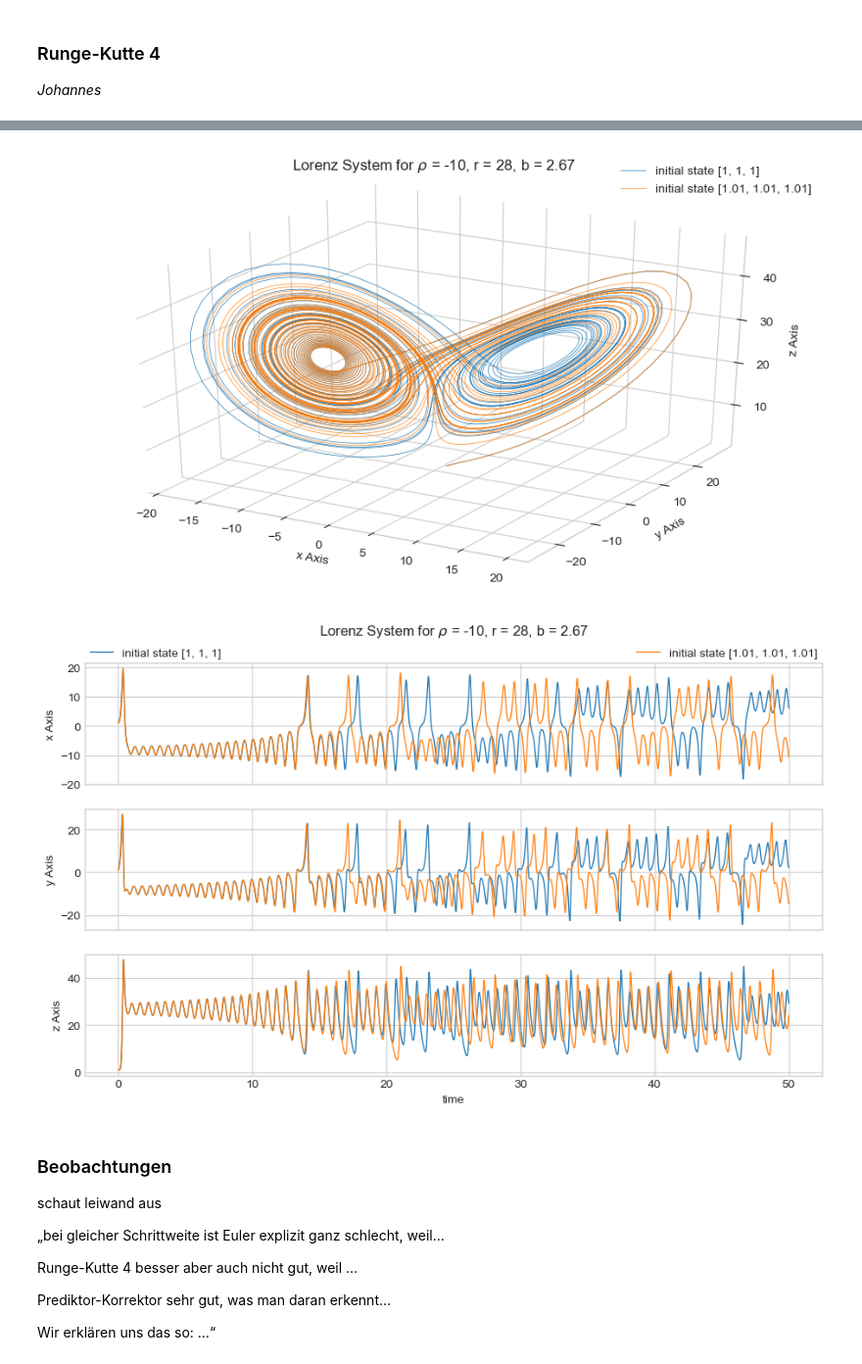
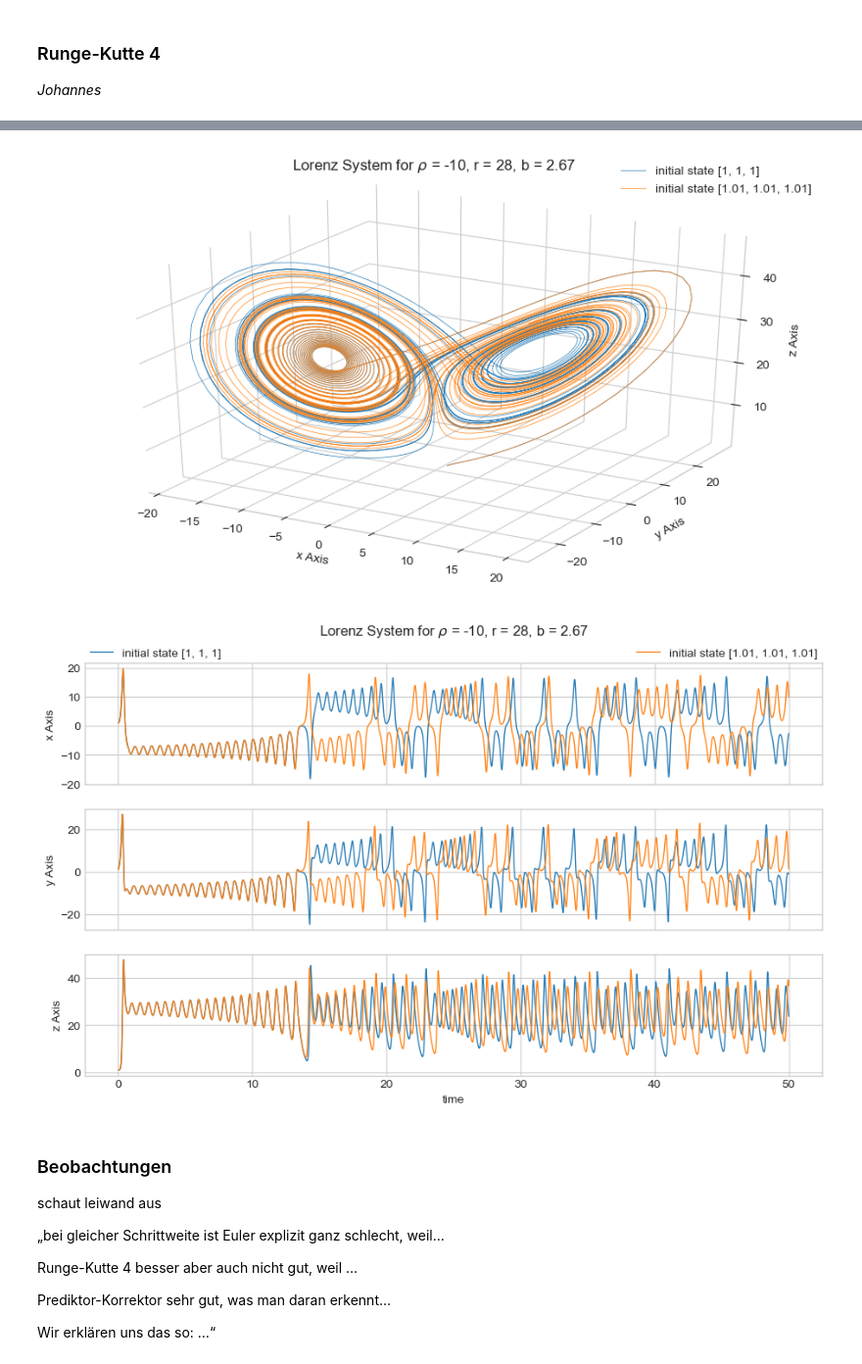
Before and after one commit to maxstollmayer/Lorenz-System-Project, a Jupyter notebook: Lorenz-System Notebook.ipynb, the cells around one changed output, grey strips where cells are left out. Shown at 98% size. Cells and saved outputs as stored; diff of their text form; code cells hidden in the pictures.

```diff
--- a/Lorenz-System Notebook.ipynb
+++ b/Lorenz-System Notebook.ipynb
@@ -218,17 +234,15 @@ b = 8 / 3
 
 state1 = [1, 1, 1]
 state2 = [1.01, 1.01, 1.01]
-h = 0.01
-N = 5000
 
 LS = LorenzSystem(rho, r, b)
-LS.plot(state1, state2, h=h, N=N)
+LS.plot(state1, state2)
 # %% [output]
-[figure, old version]
+[figure, new version]
 # %%
-LS.plot(state1, state2, h=h, N=N, parametric=False)
+LS.plot(state1, state2, parametric=False)
 # %% [output]
-[figure, old version]
+[figure, new version]
 # %% [markdown]
 ### Beobachtungen
 
```
Also changed, not shown: parts of 2 cells of this notebook.
